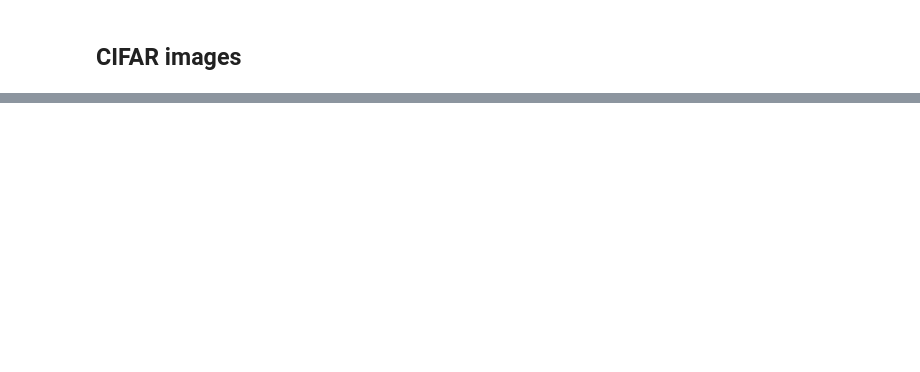
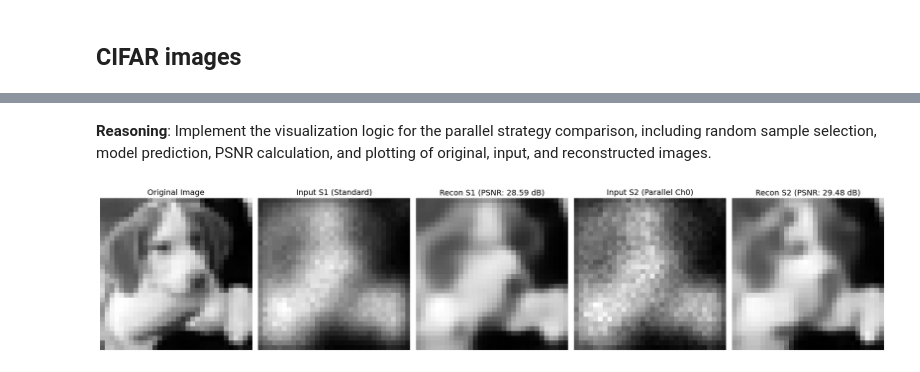
Before and after one commit to arizonaCameraLab/papers, a Jupyter notebook: IntegratedMetaOptics.ipynb, the cells around one changed output, grey strips where cells are left out. Cells and saved outputs as stored; diff of their text form; code cells hidden in the pictures; blank space fills up the shorter version.

```diff
--- a/IntegratedMetaOptics.ipynb
+++ b/IntegratedMetaOptics.ipynb
@@ -1038,0 +1285,68 @@ Epoch 15/15
+# %% [markdown]
+**Reasoning**:
+Implement the visualization logic for the parallel strategy comparison, including random sample selection, model prediction, PSNR calculation, and plotting of original, input, and reconstructed images.
+# %%
+import numpy as np
+import matplotlib.pyplot as plt
+from skimage.metrics import peak_signal_noise_ratio as psnr
+
+# 1. Select Random Example
+example_idx = np.random.randint(0, len(test_clean))
+original_image = test_clean[example_idx]
+
+# Get inputs from the Parallel Validation Sets
+input_s1_example = v_s1_par[example_idx:example_idx+1]
+input_s2_example = v_s2_par[example_idx:example_idx+1]
+
+# 2. Predict Reconstructions
+recon_s1_example = m1_par.predict(input_s1_example, verbose=0)[0]
+recon_s2_example = m2_par.predict(input_s2_example, verbose=0)[0]
+
+# 3. Calculate PSNR
+# Note: Inputs might be float32 [0,1]. PSNR handles data_range automatically or we can specify it.
+psnr_s1 = psnr(original_image, recon_s1_example, data_range=1.0)
+psnr_s2 = psnr(original_image, recon_s2_example, data_range=1.0)
+
+# 4. Define Cropping (Center 32x32 from 64x64)
+start = (64 - 32) // 2
+end = start + 32
+
+# 5. Visualization
+plt.figure(figsize=(20, 5))
+
+# Original Image
+plt.subplot(1, 5, 1)
+plt.imshow(original_image[start:end, start:end, 0], cmap='gray')
+plt.title("Original Image", fontsize=14)
+plt.axis('off')
+
+# Input S1 (Standard)
+plt.subplot(1, 5, 2)
+plt.imshow(input_s1_example[0, start:end, start:end, 0], cmap='gray')
+plt.title("Input S1 (Standard)", fontsize=14)
+plt.axis('off')
+
+# Recon S1
+plt.subplot(1, 5, 3)
+plt.imshow(recon_s1_example[start:end, start:end, 0], cmap='gray')
+plt.title(f"Recon S1 (PSNR: {psnr_s1:.2f} dB)", fontsize=14)
+plt.axis('off')
+
+# Input S2 (Parallel - Channel 0)
+# Unlike Mosaic, Parallel input is full resolution (64x64), so we crop it same as others.
+plt.subplot(1, 5, 4)
+plt.imshow(input_s2_example[0, start:end, start:end, 0], cmap='gray')
+plt.title("Input S2 (Parallel Ch0)", fontsize=14)
+plt.axis('off')
+
+# Recon S2
+plt.subplot(1, 5, 5)
+plt.imshow(recon_s2_example[start:end, start:end, 0], cmap='gray')
+plt.title(f"Recon S2 (PSNR: {psnr_s2:.2f} dB)", fontsize=14)
+plt.axis('off')
+
+plt.tight_layout()
+plt.savefig('parallel_vis.png')
+plt.show()
+# %% [output]
+[figure, added]
```
Also changed, not shown: parts of 19 cells of this notebook.
